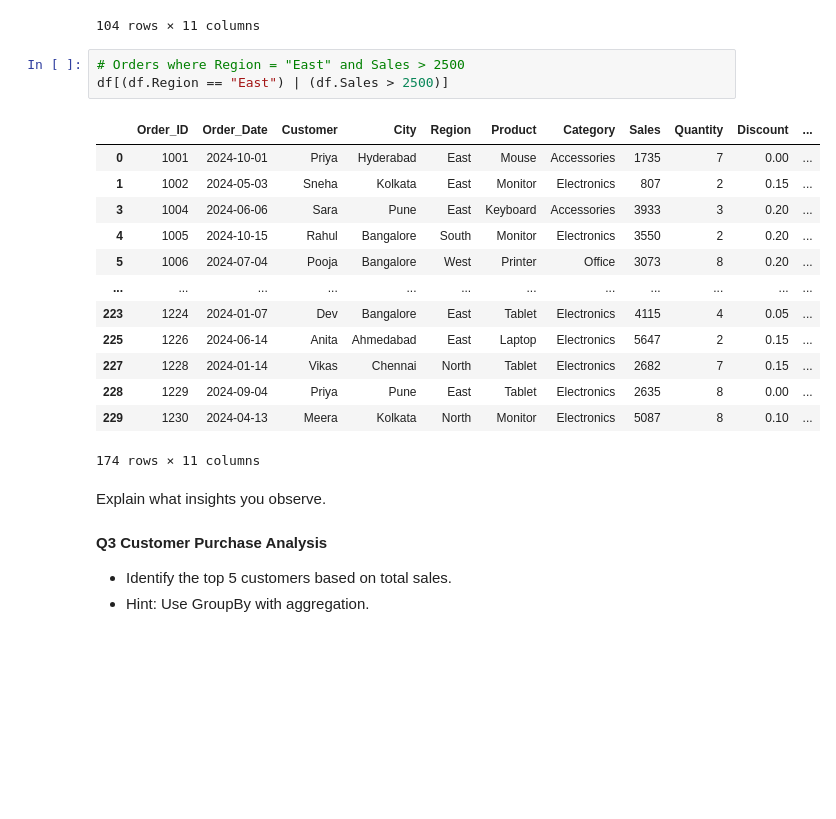
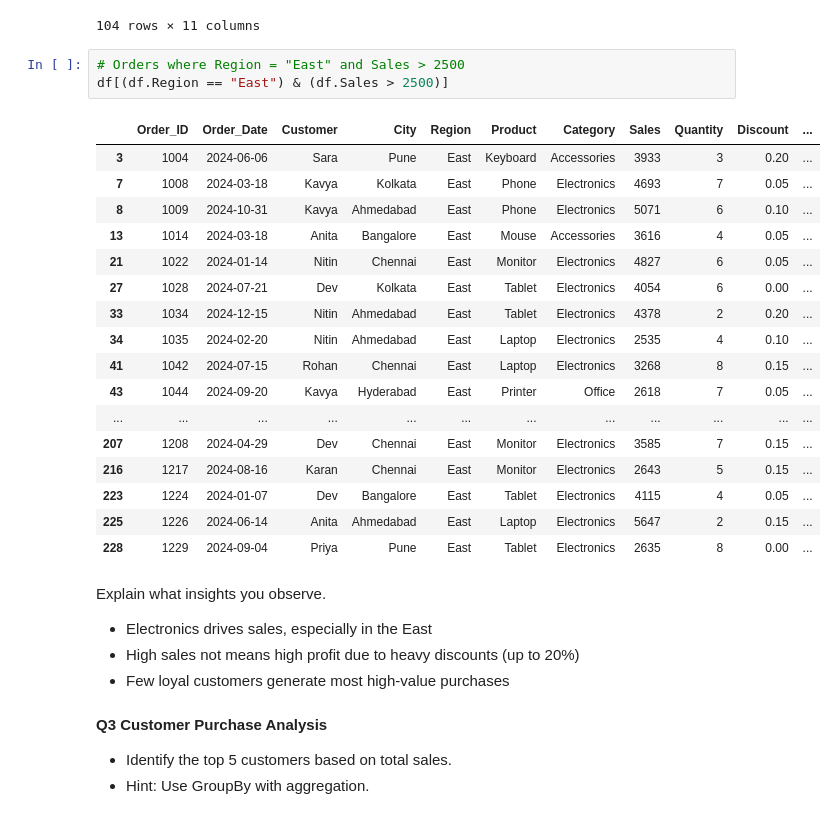
Before and after one commit to ankitmishra42/PW-skills-Python-assignments, a Jupyter notebook: Assignment 4/Advanced Pandas.ipynb, the cells around one changed output. Cells and saved outputs as stored; diff of their text form; blank space fills up the shorter version.

```diff
--- a/Assignment 4/Advanced Pandas.ipynb
+++ b/Assignment 4/Advanced Pandas.ipynb
@@ -95,23 +95,30 @@ df[df['Sales'] > 3500]
 104 rows × 11 columns
 # %%
 # Orders where Region = "East" and Sales > 2500
-df[(df.Region == "East") | (df.Sales > 2500)]
+df[(df.Region == "East") & (df.Sales > 2500)]
 # %% [output]
 |  | Order_ID | Order_Date | Customer | City | Region | Product | Category | Sales | Quantity | Discount | ... |
-| 0 | 1001 | 2024-10-01 | Priya | Hyderabad | East | Mouse | Accessories | 1735 | 7 | 0.00 | ... |
-| 1 | 1002 | 2024-05-03 | Sneha | Kolkata | East | Monitor | Electronics | 807 | 2 | 0.15 | ... |
 | 3 | 1004 | 2024-06-06 | Sara | Pune | East | Keyboard | Accessories | 3933 | 3 | 0.20 | ... |
-| 4 | 1005 | 2024-10-15 | Rahul | Bangalore | South | Monitor | Electronics | 3550 | 2 | 0.20 | ... |
-| 5 | 1006 | 2024-07-04 | Pooja | Bangalore | West | Printer | Office | 3073 | 8 | 0.20 | ... |
+| 7 | 1008 | 2024-03-18 | Kavya | Kolkata | East | Phone | Electronics | 4693 | 7 | 0.05 | ... |
+| 8 | 1009 | 2024-10-31 | Kavya | Ahmedabad | East | Phone | Electronics | 5071 | 6 | 0.10 | ... |
+| 13 | 1014 | 2024-03-18 | Anita | Bangalore | East | Mouse | Accessories | 3616 | 4 | 0.05 | ... |
+| 21 | 1022 | 2024-01-14 | Nitin | Chennai | East | Monitor | Electronics | 4827 | 6 | 0.05 | ... |
+| 27 | 1028 | 2024-07-21 | Dev | Kolkata | East | Tablet | Electronics | 4054 | 6 | 0.00 | ... |
+| 33 | 1034 | 2024-12-15 | Nitin | Ahmedabad | East | Tablet | Electronics | 4378 | 2 | 0.20 | ... |
+| 34 | 1035 | 2024-02-20 | Nitin | Ahmedabad | East | Laptop | Electronics | 2535 | 4 | 0.10 | ... |
+| 41 | 1042 | 2024-07-15 | Rohan | Chennai | East | Laptop | Electronics | 3268 | 8 | 0.15 | ... |
+| 43 | 1044 | 2024-09-20 | Kavya | Hyderabad | East | Printer | Office | 2618 | 7 | 0.05 | ... |
 | ... | ... | ... | ... | ... | ... | ... | ... | ... | ... | ... | ... |
+| 207 | 1208 | 2024-04-29 | Dev | Chennai | East | Monitor | Electronics | 3585 | 7 | 0.15 | ... |
+| 216 | 1217 | 2024-08-16 | Karan | Chennai | East | Monitor | Electronics | 2643 | 5 | 0.15 | ... |
 | 223 | 1224 | 2024-01-07 | Dev | Bangalore | East | Tablet | Electronics | 4115 | 4 | 0.05 | ... |
 | 225 | 1226 | 2024-06-14 | Anita | Ahmedabad | East | Laptop | Electronics | 5647 | 2 | 0.15 | ... |
-| 227 | 1228 | 2024-01-14 | Vikas | Chennai | North | Tablet | Electronics | 2682 | 7 | 0.15 | ... |
 | 228 | 1229 | 2024-09-04 | Priya | Pune | East | Tablet | Electronics | 2635 | 8 | 0.00 | ... |
-| 229 | 1230 | 2024-04-13 | Meera | Kolkata | North | Monitor | Electronics | 5087 | 8 | 0.10 | ... |
-174 rows × 11 columns
 # %% [markdown]
 Explain what insights you observe.
+- Electronics drives sales, especially in the East
+- High sales not means high profit due to heavy discounts (up to 20%)
+- Few loyal customers generate most high-value purchases
 # %% [markdown]
 **Q3 Customer Purchase Analysis**
 - Identify the top 5 customers based on total sales.
```
Also changed, not shown: parts of 2 cells of this notebook.
